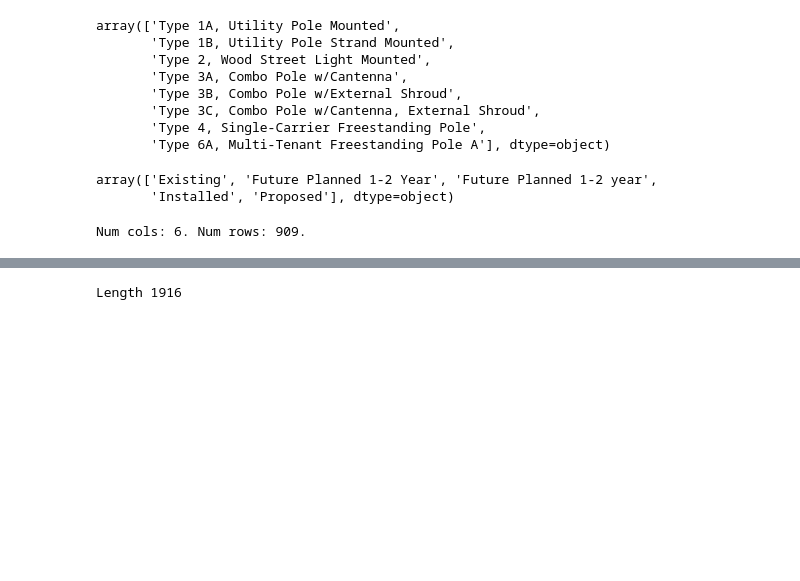
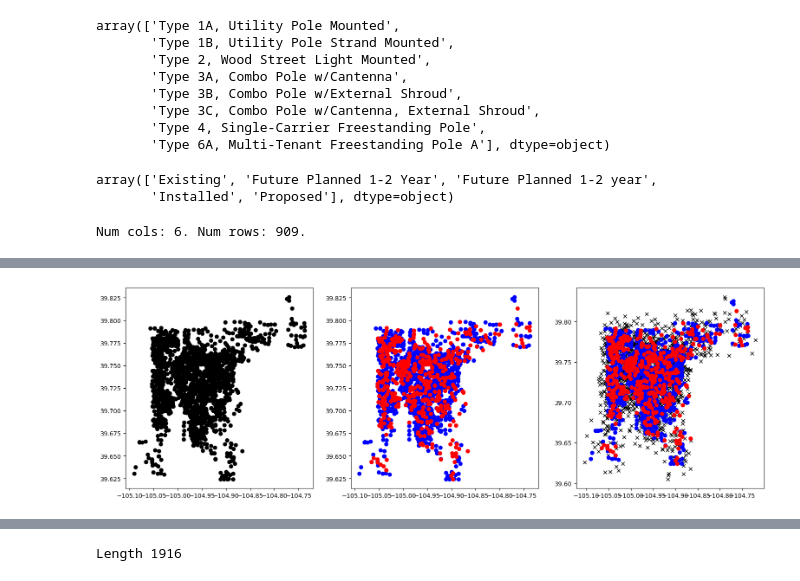
Before and after one commit to Interactive-Coventry/EXPLOR_network_slicing, a Jupyter notebook: test.ipynb, the cells around one changed output, grey strips where cells are left out. Cells and saved outputs as stored; diff of their text form; code cells hidden in the pictures; blank space fills up the shorter version.

```diff
--- a/test.ipynb
+++ b/test.ipynb
@@ -673,0 +854,93 @@ df.reset_index(inplace=True)
+# %%
+#################
+#Illustration####
+#################
+
+from matplotlib import pyplot as plt
+import numpy as np
+
+#########################
+###(1) Ground process###
+########################
+#Square side: L2
+L2 = 10
+#Average number of points (Poisson)
+x_average_PPP = len(df) -2 #20
+#Number of points N that is a Poisson random variable
+x_realization_PPP = np.random.poisson(x_average_PPP,1)
+#Random points in axis x
+position_x_realization_PPP_TX = np.array(df['NODE_E'].values, ndmin=1)  #np.random.uniform(L0x,Lx,x_realization_PPP)
+#Random points in axis y
+position_y_realization_PPP_TX =  np.array(df['NODE_N'].values, ndmin=1)# np.random.uniform(L0y,Ly,x_realization_PPP)
+
+
+fig, axes = plt.subplots(1, 3, figsize=(19,6))
+
+#Plot commands
+axes[0].plot(position_x_realization_PPP_TX, position_y_realization_PPP_TX, marker='o', color='k',linestyle = '')
+#plt.axis('off')
+
+#####################
+###(2) ALOHA #######
+####################
+
+#aloha probability
+p=0.7
+
+#declaring a list of unknown size
+position_x_realization_PPP_TX_e_1 = []
+position_y_realization_PPP_TX_e_1 = []
+position_x_realization_PPP_TX_e_0 = []
+position_y_realization_PPP_TX_e_0 = []
+
+
+for xx in range(0,x_realization_PPP[0]):
+    if np.random.random() < p:
+        #add element to the list
+        position_x_realization_PPP_TX_e_1.append(position_x_realization_PPP_TX[xx])
+        position_y_realization_PPP_TX_e_1.append(position_y_realization_PPP_TX[xx])
+    else:
+        #add element to the list
+        position_x_realization_PPP_TX_e_0.append(position_x_realization_PPP_TX[xx])
+        position_y_realization_PPP_TX_e_0.append(position_y_realization_PPP_TX[xx])
+    xx+=1
+
+#converting the list to a np.array
+position_x_realization_PPP_TX_e_1 = np.array(position_x_realization_PPP_TX_e_1)
+position_y_realization_PPP_TX_e_1 = np.array(position_y_realization_PPP_TX_e_1 )
+position_x_realization_PPP_TX_e_0 = np.array(position_x_realization_PPP_TX_e_0)
+position_y_realization_PPP_TX_e_0 = np.array(position_y_realization_PPP_TX_e_0)
+
+
+axes[1].plot(position_x_realization_PPP_TX_e_1, position_y_realization_PPP_TX_e_1, marker='o', color='b',linestyle = '')
+axes[1].plot(position_x_realization_PPP_TX_e_0, position_y_realization_PPP_TX_e_0, marker='o', color='r',linestyle = '')
+
+#####################
+###(3) Receivers####
+####################
+
+#distance between TX-RX (fixed)
+dist_TX_RX = 0.02
+
+#angles of the receivers
+angle_RX = np.random.uniform(0,2*np.pi,x_realization_PPP)
+#setting arrays
+position_x_realization_PPP_RX = np.zeros(x_realization_PPP)
+position_y_realization_PPP_RX = np.zeros(x_realization_PPP)
+
+#RXs position
+for xx in range(0,x_realization_PPP[0]):
+    position_x_realization_PPP_RX[xx] = position_x_realization_PPP_TX[xx] + dist_TX_RX*np.cos(angle_RX[xx])
+    position_y_realization_PPP_RX[xx] = position_y_realization_PPP_TX[xx] + dist_TX_RX*np.sin(angle_RX[xx])
+    xx+=1
+
+
+axes[2].plot(position_x_realization_PPP_RX, position_y_realization_PPP_RX, marker='x', color='k',linestyle = '')
+axes[2].plot(position_x_realization_PPP_TX_e_1, position_y_realization_PPP_TX_e_1, marker='o', color='b',linestyle = '')
+axes[2].plot(position_x_realization_PPP_TX_e_0, position_y_realization_PPP_TX_e_0, marker='o', color='r',linestyle = '')
+#plot lines between links - bipoles
+axes[2].plot([position_x_realization_PPP_TX, position_x_realization_PPP_RX],
+         [position_y_realization_PPP_TX, position_y_realization_PPP_RX],  color='k',linestyle = '-')
+
+plt.show()
+# %% [output]
@@ -673,0 +948 @@ df.reset_index(inplace=True)
+[figure, added]
```
Also changed, not shown: parts of 11 cells of this notebook, 2 other files.
